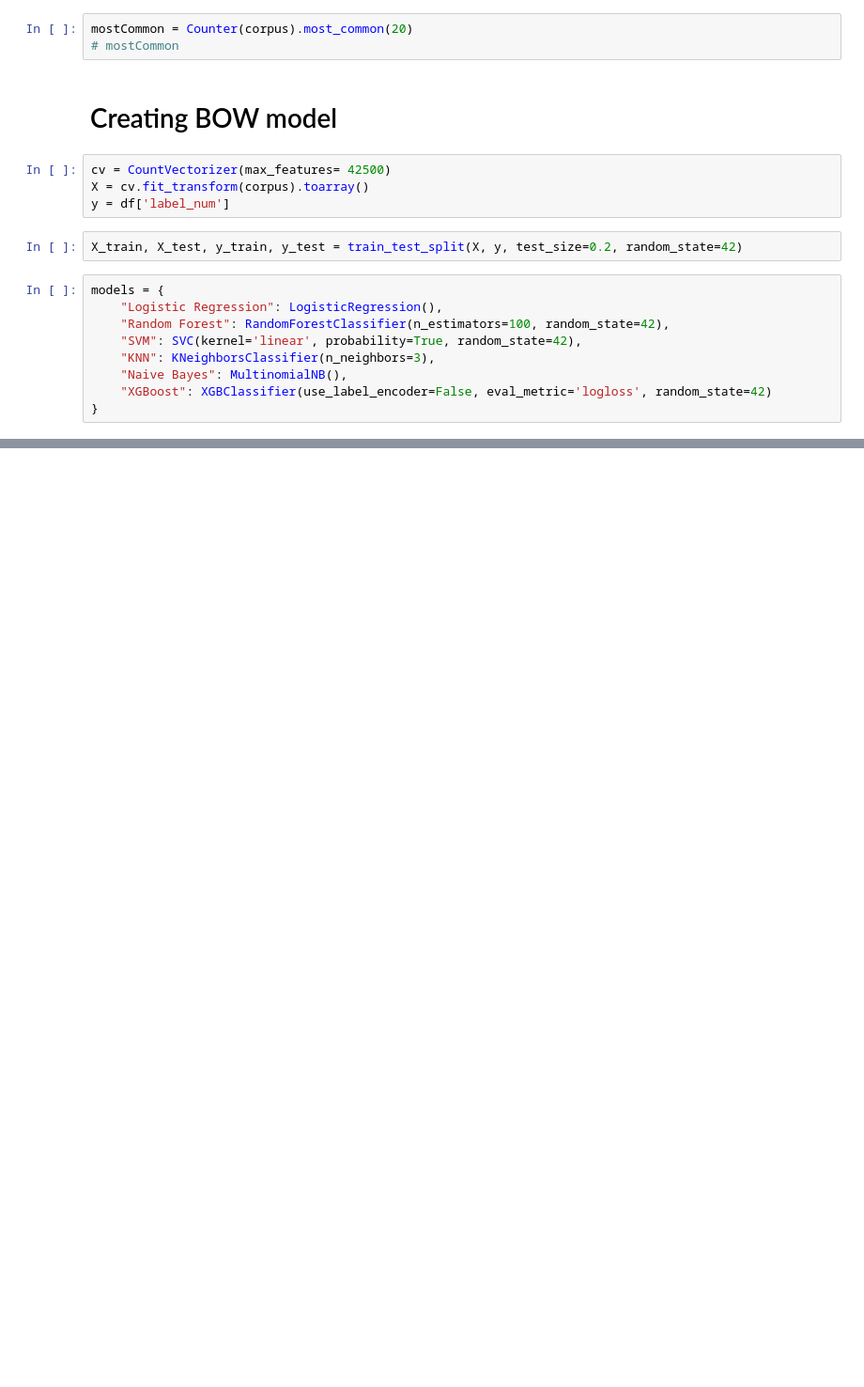
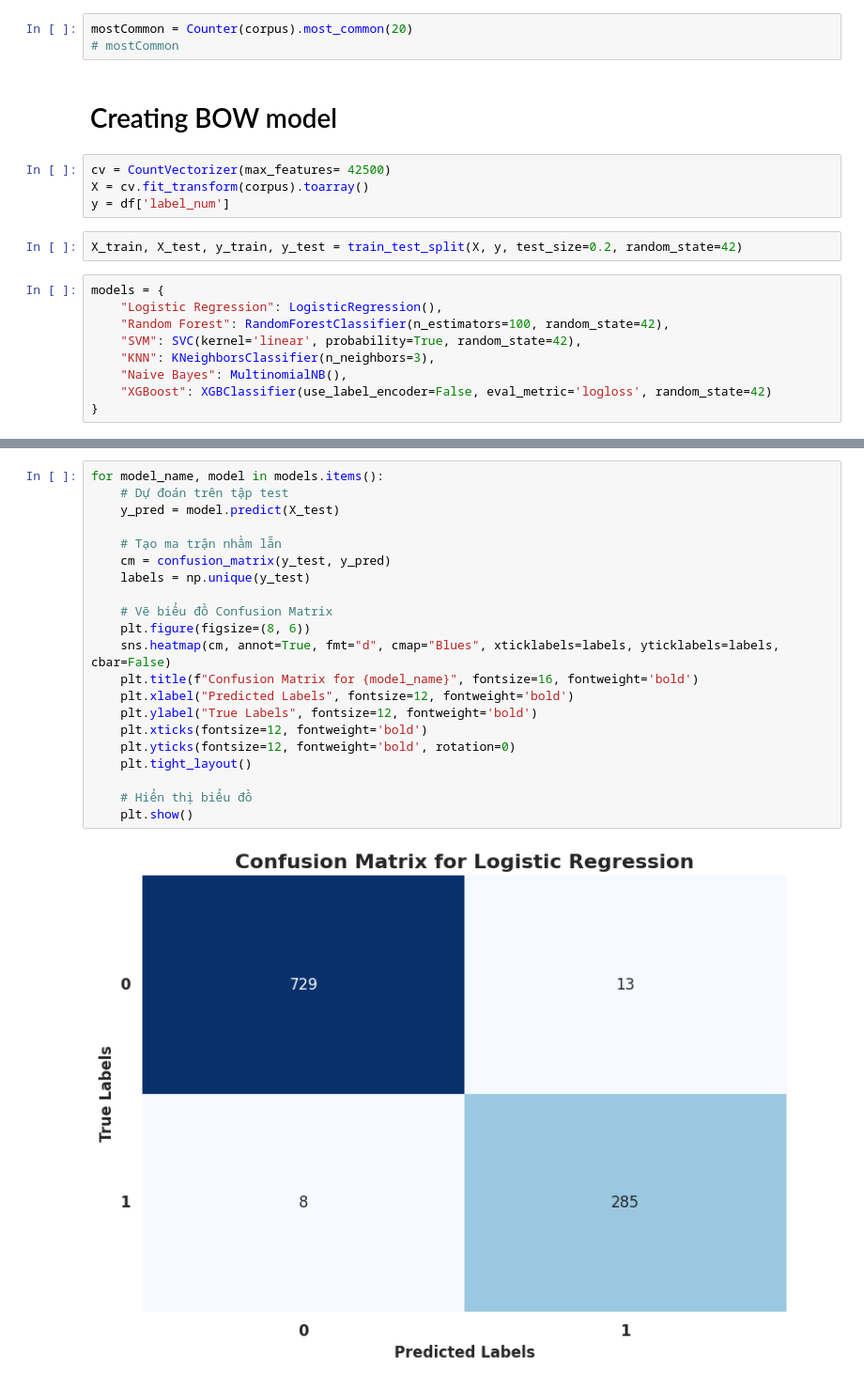
Before and after one commit to KittoDekiru1406/email-spam-detector-system, a Jupyter notebook: notebooks/spam-mails.ipynb, the cells around one changed output, grey strips where cells are left out. Shown at 94% size. Drawn from its saved outputs; the diff is of its cells as text; blank space fills up the shorter version.

```diff
--- a/notebooks/spam-mails.ipynb
+++ b/notebooks/spam-mails.ipynb
@@ -201,0 +282,23 @@ Best Model: Logistic Regression with Accuracy: 0.98
+# %%
+for model_name, model in models.items():
+    # Dự đoán trên tập test
+    y_pred = model.predict(X_test)
+
+    # Tạo ma trận nhầm lẫn
+    cm = confusion_matrix(y_test, y_pred)
+    labels = np.unique(y_test)
+
+    # Vẽ biểu đồ Confusion Matrix
+    plt.figure(figsize=(8, 6))
+    sns.heatmap(cm, annot=True, fmt="d", cmap="Blues", xticklabels=labels, yticklabels=labels, cbar=False)
+    plt.title(f"Confusion Matrix for {model_name}", fontsize=16, fontweight='bold')
+    plt.xlabel("Predicted Labels", fontsize=12, fontweight='bold')
+    plt.ylabel("True Labels", fontsize=12, fontweight='bold')
+    plt.xticks(fontsize=12, fontweight='bold')
+    plt.yticks(fontsize=12, fontweight='bold', rotation=0)
+    plt.tight_layout()
+
+    # Hiển thị biểu đồ
+    plt.show()
+# %% [output]
+[figure, added]
```
Also changed, not shown: parts of 15 cells of this notebook, 4 other files.
